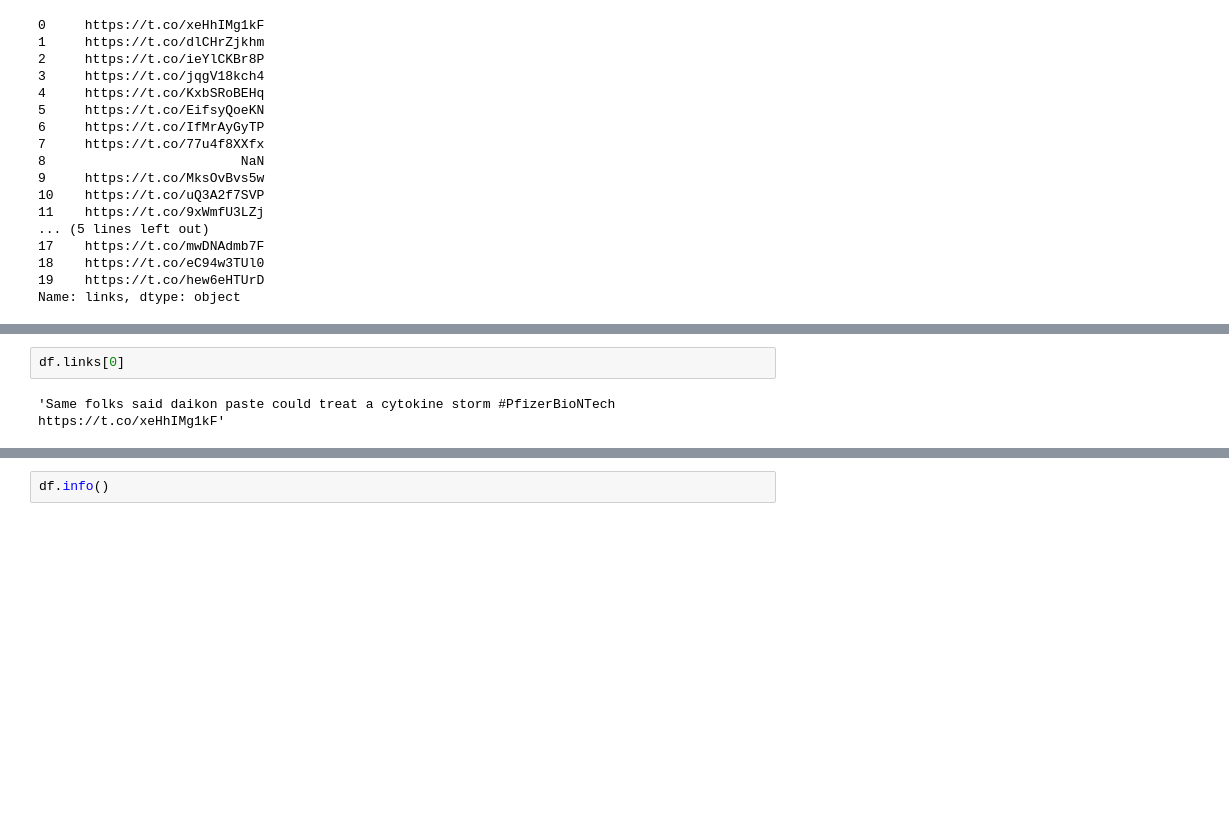
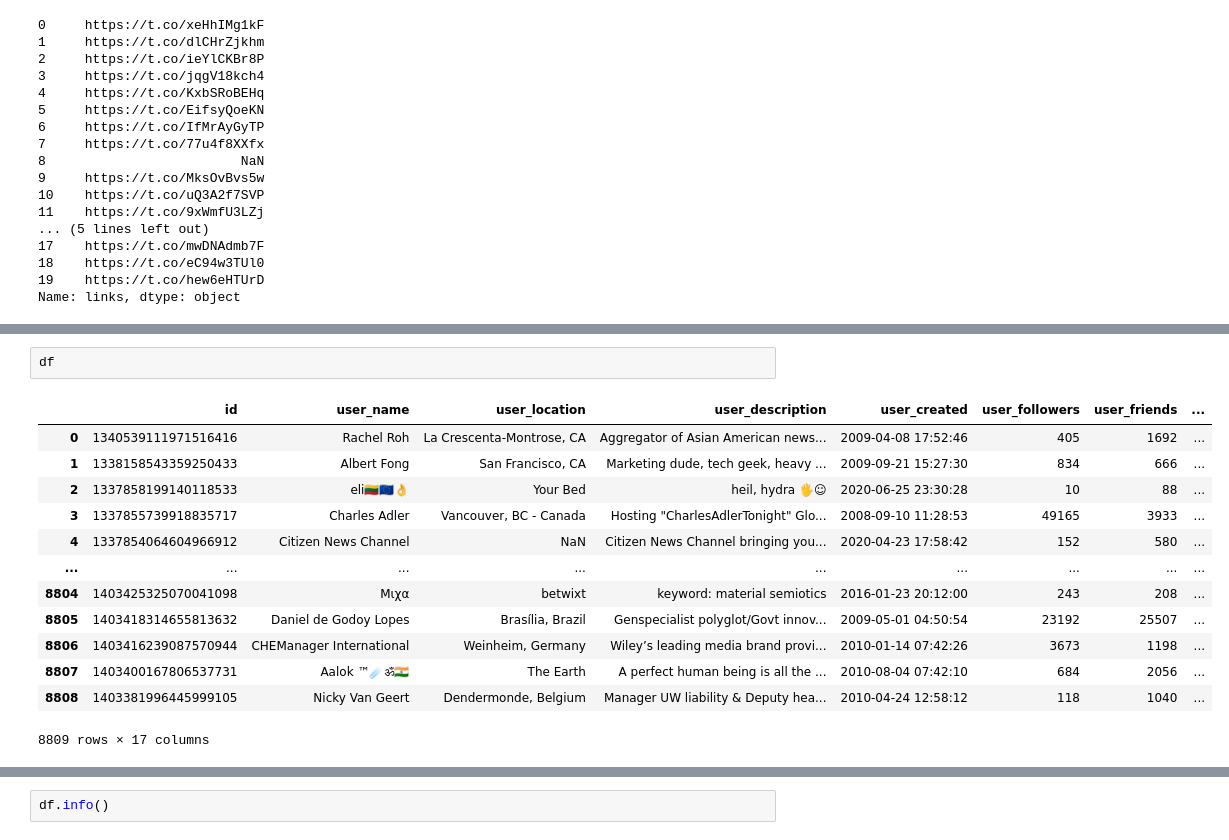
Before and after one commit to faro7ah/Excel-assignment, a Jupyter notebook: Vaccination.ipynb, the cells around one changed output, grey strips where cells are left out. Cells and saved outputs as stored; diff of their text form; blank space fills up the shorter version.

```diff
--- a/Vaccination.ipynb
+++ b/Vaccination.ipynb
@@ -179,7 +177,19 @@ df
 # %%
-df.links[0]
+df
 # %% [output]
+|  | id | user_name | user_location | user_description | user_created | user_followers | user_friends | ... |
+| 0 | 1340539111971516416 | Rachel Roh | La Crescenta-Montrose, CA | Aggregator of Asian American news... | 2009-04-08 17:52:46 | 405 | 1692 | ... |
+| 1 | 1338158543359250433 | Albert Fong | San Francisco, CA | Marketing dude, tech geek, heavy ... | 2009-09-21 15:27:30 | 834 | 666 | ... |
+| 2 | 1337858199140118533 | eli🇱🇹🇪🇺👌 | Your Bed | heil, hydra 🖐☺ | 2020-06-25 23:30:28 | 10 | 88 | ... |
+| 3 | 1337855739918835717 | Charles Adler | Vancouver, BC - Canada | Hosting "CharlesAdlerTonight" Glo... | 2008-09-10 11:28:53 | 49165 | 3933 | ... |
+| 4 | 1337854064604966912 | Citizen News Channel | NaN | Citizen News Channel bringing you... | 2020-04-23 17:58:42 | 152 | 580 | ... |
+| ... | ... | ... | ... | ... | ... | ... | ... | ... |
+| 8804 | 1403425325070041098 | Μιχα | betwixt | keyword: material semiotics | 2016-01-23 20:12:00 | 243 | 208 | ... |
+| 8805 | 1403418314655813632 | Daniel de Godoy Lopes | Brasília, Brazil | Genspecialist polyglot/Govt innov... | 2009-05-01 04:50:54 | 23192 | 25507 | ... |
+| 8806 | 1403416239087570944 | CHEManager International | Weinheim, Germany | Wiley’s leading media brand provi... | 2010-01-14 07:42:26 | 3673 | 1198 | ... |
+| 8807 | 1403400167806537731 | Aalok ™☄️ॐ🇮🇳 | The Earth | A perfect human being is all the ... | 2010-08-04 07:42:10 | 684 | 2056 | ... |
+| 8808 | 1403381996445999105 | Nicky Van Geert | Dendermonde, Belgium | Manager UW liability & Deputy hea... | 2010-04-24 12:58:12 | 118 | 1040 | ... |
-'Same folks said daikon paste could treat a cytokine storm #PfizerBioNTech https://t.co/xeHhIMg1kF'
+8809 rows × 17 columns
 # %%
 df.isna().sum()
 # %% [output]
```
Also changed, not shown: parts of 14 cells of this notebook.
